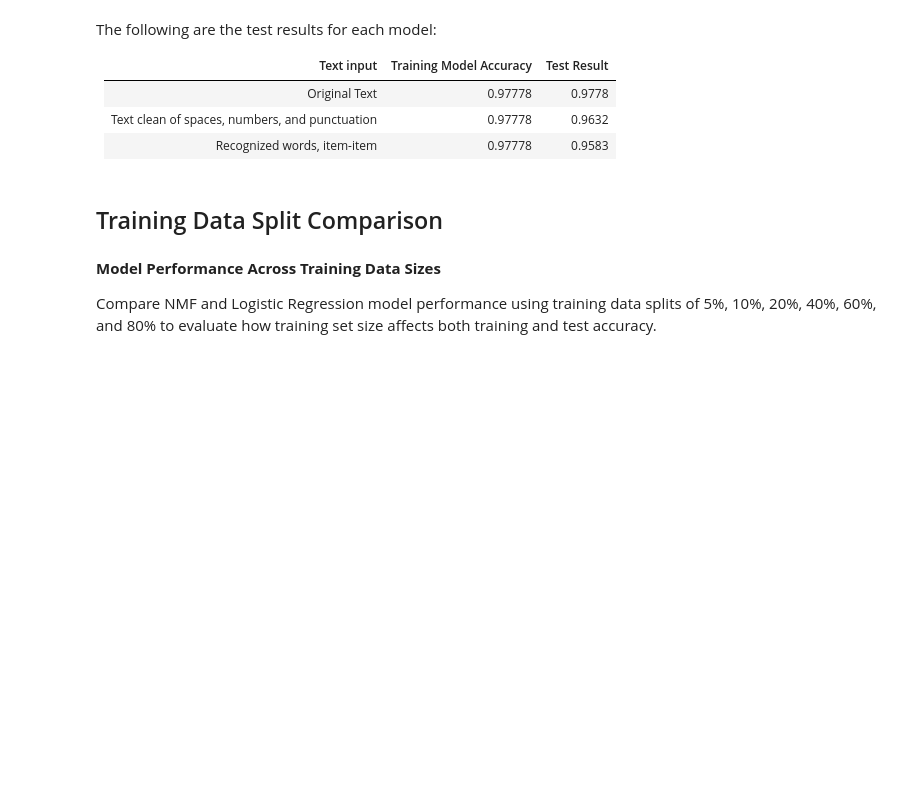
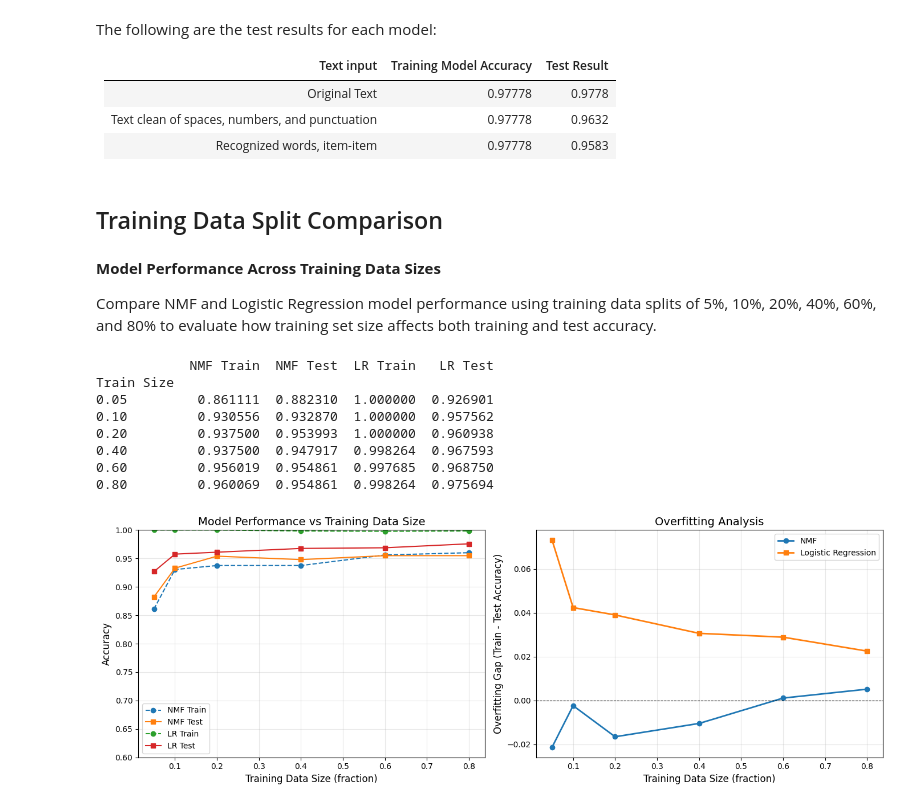
Before and after one commit to itsmostafa/mining-misconceptions-final-project, a Jupyter notebook: bbc-category-project.ipynb, the cells around one changed output. Cells and saved outputs as stored; diff of their text form; code cells hidden in the pictures; blank space fills up the shorter version.

```diff
--- a/bbc-category-project.ipynb
+++ b/bbc-category-project.ipynb
@@ -477,8 +507,8 @@ Next, we are going to test the TFIDF + NMF pipeline model and tune the hyperpara
 # %%
 class ExtendNMF(BaseEstimator, ClassifierMixin):
     """
-    Extend NMF classifier that extends sklearn's NMF to map topic assignments
-    to category labels, enabling accuracy scoring in GridSearchCV.
+    NMF classifier that maps unsupervised topics to category labels.
+    Extends sklearn's NMF to enable accuracy scoring in GridSearchCV.
     """
 
     def __init__(
@@ -501,7 +531,7 @@ class ExtendNMF(BaseEstimator, ClassifierMixin):
         self.label_map_: dict[int, str] | None = None
 
     def fit(self, X: npt.NDArray, y: pd.Series | None = None) -> "ExtendNMF":
-        """Fit NMF model and map topics to category labels."""
+        """Train NMF and map discovered topics to category labels."""
         self.nmf_ = NMF(
             n_components=self.n_components,
             init=self.init,
@@ -515,7 +545,7 @@ class ExtendNMF(BaseEstimator, ClassifierMixin):
         return self
 
     def predict(self, X: npt.NDArray) -> npt.NDArray[np.str_]:
-        """Predict category labels by assigning dominant topic and mapping to labels."""
+        """Predict category by assigning dominant topic."""
         topic_weights = self.nmf_.transform(X)
         topic_ids = np.argmax(topic_weights, axis=1)
         return np.array([self.label_map_[topic_id] for topic_id in topic_ids])
@@ -523,10 +553,7 @@ class ExtendNMF(BaseEstimator, ClassifierMixin):
     def _map_topics_to_labels(
         self, y_true: pd.Series, topic_weights: npt.NDArray
     ) -> dict[int, str]:
-        """
-        Find optimal topic-to-label mapping by testing all permutations
-        and selecting the one with highest accuracy.
-        """
+        """Find optimal topic-to-label mapping via permutation search."""
         topic_assignments = np.argmax(topic_weights, axis=1)
         unique_labels = np.unique(y_true)
         y_true_array = y_true.values
@@ -782,7 +830,6 @@ Compare NMF and Logistic Regression model performance using training data splits
 # %%
 from typing import Final
 
-# Number of unique categories
 N_CATEGORIES: Final[int] = 5
 TRAIN_SIZES: Final[list[float]] = [0.05, 0.1, 0.2, 0.4, 0.6, 0.8]
 RANDOM_STATE: Final[int] = 29
@@ -797,7 +844,7 @@ tfidf_config: dict[str, object] = {
     "sublinear_tf": True,
 }
 
-# Model pipelines
+# Configure NMF and Logistic Regression pipelines
 pipelines: dict[str, Pipeline] = {
     "NMF": Pipeline([
         ("tfidf", TfidfVectorizer(**tfidf_config)),
@@ -818,32 +865,75 @@ pipelines: dict[str, Pipeline] = {
             max_iter=10000,
             class_weight="balanced",
             random_state=RANDOM_STATE,
         )),
     ]),
 }
 
-# Evaluate models across training sizes
+# Evaluate models across different training sizes
 scores: dict[str, list[float]] = {
     f"{model} {split}": []
     for model in pipelines
     for split in ["Train", "Test"]
 }
 
 for train_size in TRAIN_SIZES:
     X_train, X_test, y_train, y_test = train_test_split(
         training_data["Text"],
         training_data["Category"],
         train_size=train_size,
         random_state=RANDOM_STATE,
         stratify=training_data["Category"],
     )
 
     for model_name, pipeline in pipelines.items():
         pipeline.fit(X_train, y_train)
         scores[f"{model_name} Train"].append(accuracy_score(y_train, pipeline.predict(X_train)))
         scores[f"{model_name} Test"].append(accuracy_score(y_test, pipeline.predict(X_test)))
 
-# Display results
+# Display accuracy results
 results_df = pd.DataFrame(scores, index=TRAIN_SIZES)
 results_df.index.name = "Train Size"
 print(results_df)
+
+# Visualize model performance and overfitting
+fig, (ax1, ax2) = plt.subplots(1, 2, figsize=(14, 5))
+
+# Plot 1: Train/test accuracy curves
+for model in ["NMF", "LR"]:
+    ax1.plot(TRAIN_SIZES, scores[f"{model} Train"], marker='o', label=f"{model} Train", linestyle='--')
+    ax1.plot(TRAIN_SIZES, scores[f"{model} Test"], marker='s', label=f"{model} Test")
+
+ax1.set_xlabel("Training Data Size (fraction)", fontsize=12)
+ax1.set_ylabel("Accuracy", fontsize=12)
+ax1.set_title("Model Performance vs Training Data Size", fontsize=14)
+ax1.legend()
+ax1.grid(True, alpha=0.3)
+ax1.set_ylim([0.6, 1.0])
+
+# Plot 2: Overfitting gap analysis
+overfitting_gap = {
+    "NMF": [scores["NMF Train"][i] - scores["NMF Test"][i] for i in range(len(TRAIN_SIZES))],
+    "LR": [scores["LR Train"][i] - scores["LR Test"][i] for i in range(len(TRAIN_SIZES))],
+}
+
+ax2.plot(TRAIN_SIZES, overfitting_gap["NMF"], marker='o', label="NMF", linewidth=2)
+ax2.plot(TRAIN_SIZES, overfitting_gap["LR"], marker='s', label="Logistic Regression", linewidth=2)
+ax2.set_xlabel("Training Data Size (fraction)", fontsize=12)
+ax2.set_ylabel("Overfitting Gap (Train - Test Accuracy)", fontsize=12)
+ax2.set_title("Overfitting Analysis", fontsize=14)
+ax2.legend()
+ax2.grid(True, alpha=0.3)
+ax2.axhline(y=0, color='black', linestyle='--', linewidth=0.8)
+
+plt.tight_layout()
+plt.show()
+# %% [output]
+            NMF Train  NMF Test  LR Train   LR Test
+Train Size
+0.05         0.861111  0.882310  1.000000  0.926901
+0.10         0.930556  0.932870  1.000000  0.957562
+0.20         0.937500  0.953993  1.000000  0.960938
+0.40         0.937500  0.947917  0.998264  0.967593
+0.60         0.956019  0.954861  0.997685  0.968750
+0.80         0.960069  0.954861  0.998264  0.975694
+[figure, added]
```
Also changed, not shown: parts of 33 cells of this notebook.
